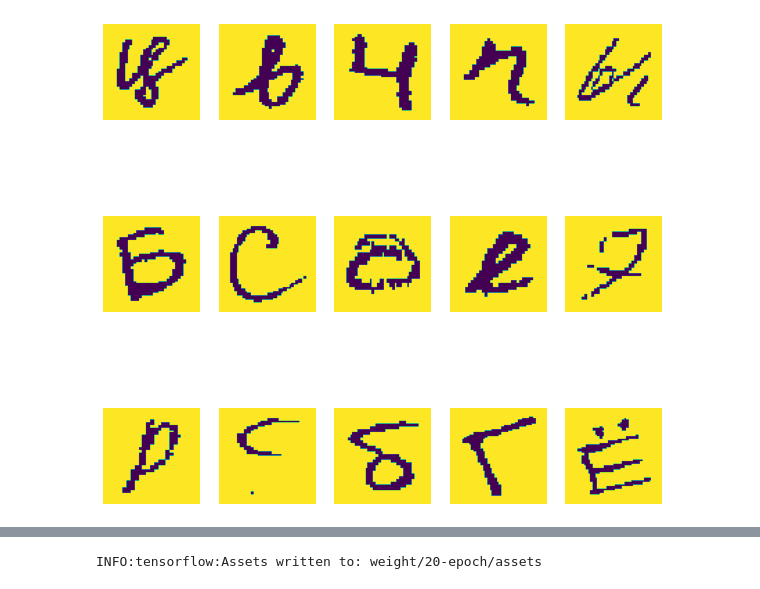
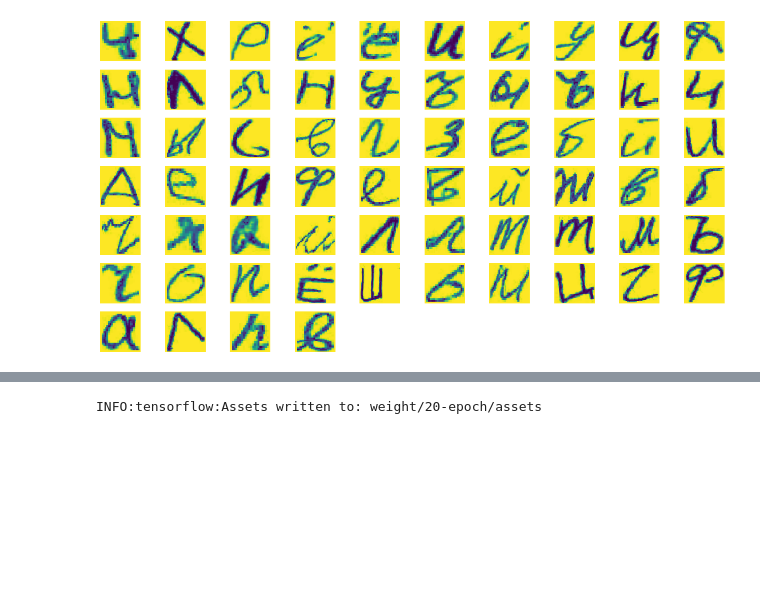
Before and after one commit to dumperize/letters_cv, a Jupyter notebook: index.ipynb, the cells around one changed output, grey strips where cells are left out. Drawn from its saved outputs; the diff is of its cells as text; code cells hidden in the pictures; blank space fills up the shorter version.

```diff
--- a/index.ipynb
+++ b/index.ipynb
@@ -10,11 +10,13 @@ from tensorflow.keras.layers import Conv2D, MaxPooling2D, UpSampling2D, Flatten
 from tensorflow.keras.layers import Dense, Reshape, Input, BatchNormalization
 from tensorflow.data import Dataset
 from PIL import Image
+from keras.models import load_model
 
 from plt_fn import show_images
 
-IMAGE_SHAPE = (128,128)
-batch_size = 128
+IMAGE_SHAPE = (70,70)
+batch_size = 64
 tf.random.set_seed(10)
+l2_lambda = 0.0001
 # %%
 def preprocessing_fun(img):
@@ -58,15 +50,14 @@ def preprocessing_fun(img):
     return img
 # %%
 img_datagen = tf.keras.preprocessing.image.ImageDataGenerator(
-#     rescale=1./255,
-    rotation_range=20,
+    rotation_range=15,
     preprocessing_function = preprocessing_fun,
     validation_split=0.25
 )
 # %%
 training_gen = img_datagen.flow_from_directory(
     'TRAIN',
-    target_size=(70,70),
+    target_size=IMAGE_SHAPE,
     color_mode='grayscale',
     batch_size=batch_size,
     shuffle=True,
@@ -75,7 +66,7 @@ training_gen = img_datagen.flow_from_directory(
 )
 validation_gen = img_datagen.flow_from_directory(
     'TRAIN',
-    target_size=(70,70),
+    target_size=IMAGE_SHAPE,
     color_mode='grayscale',
     batch_size=batch_size,
     shuffle=True,
@@ -105,14 +96,14 @@ plt.imshow(training_gen[1][0][0].astype("uint8"))
 # %%
-plt.figure(figsize=(10, 10))
+plt.figure(figsize=(20, 20))
 def show_images(train_ds, class_names, n = 9):
     images, labels = train_ds[2]
-    for i in range(15):
-        ax = plt.subplot(3, 5, i + 1)
+    for i in range(64):
+        ax = plt.subplot(13, 10, i + 1)
         plt.imshow(images[i].astype("uint8"))
 #         plt.title(class_names[labels[i]])
         plt.axis("off")
 show_images(training_gen, np.array(set(training_gen.labels)))
 # %% [output]
-[figure, old version]
+[figure, new version]
 # %%
 preprocessing_layers = [
```
Also changed, not shown: parts of 27 cells of this notebook, 5 other files.
